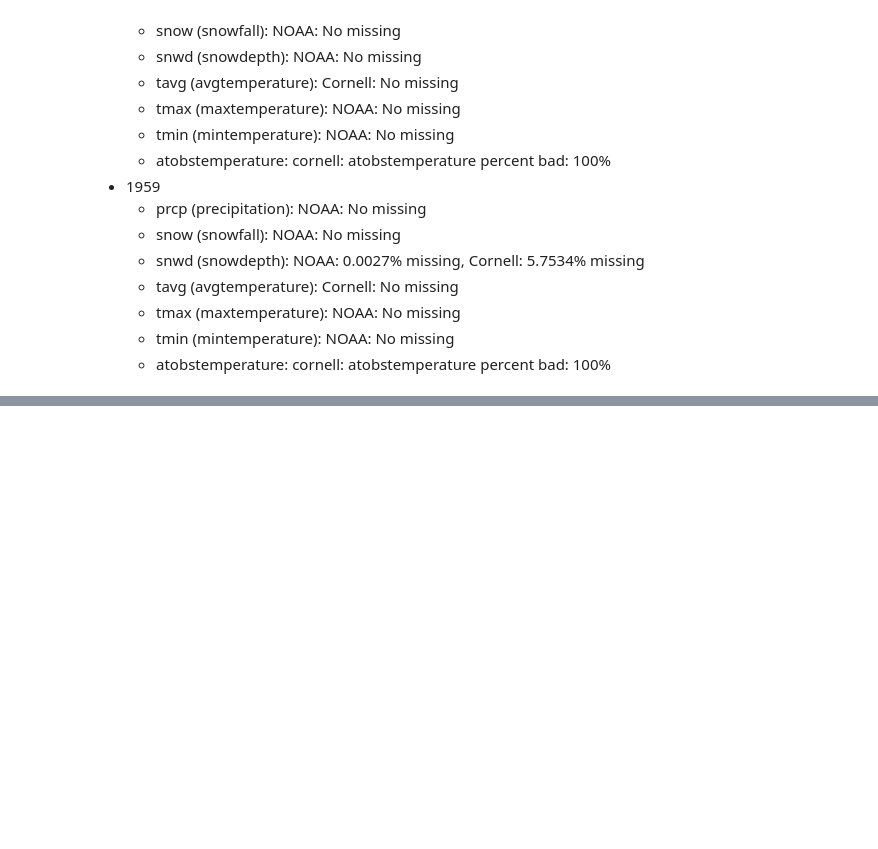
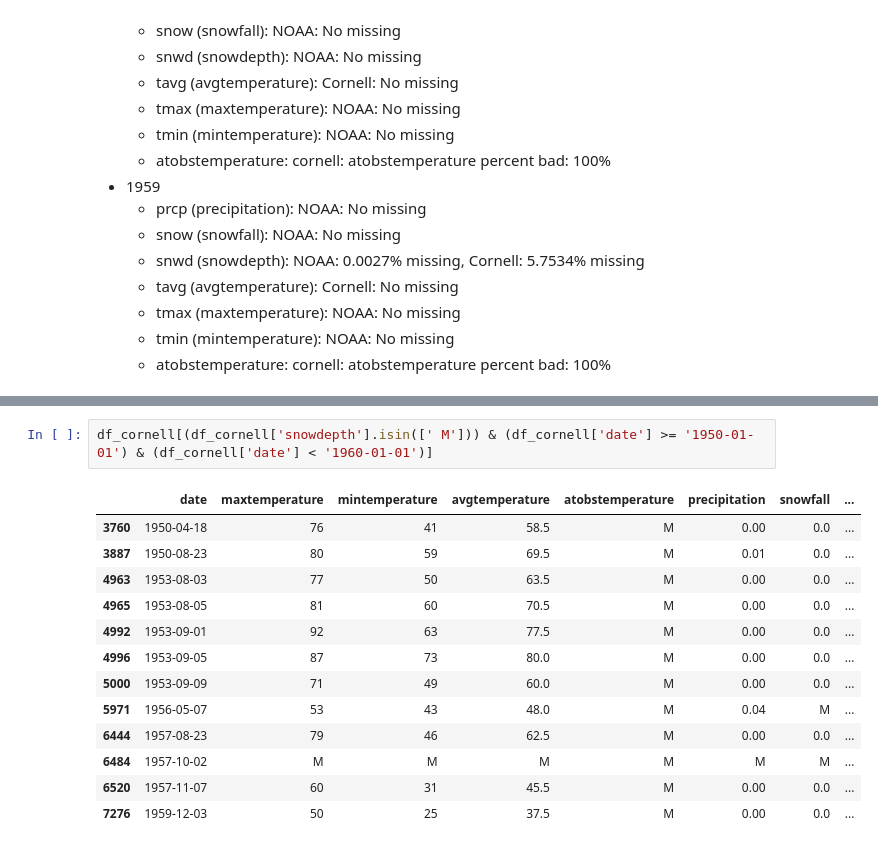
Before and after one commit to mrp10005/Bradley_CT_Weather, a Jupyter notebook: Bradley_Data_Cleansing_1_1_1943_12_31_2023.ipynb, the cells around one changed output, grey strips where cells are left out. Drawn from its saved outputs; the diff is of its cells as text; blank space fills up the shorter version.

```diff
--- a/Bradley_Data_Cleansing_1_1_1943_12_31_2023.ipynb
+++ b/Bradley_Data_Cleansing_1_1_1943_12_31_2023.ipynb
@@ -897,0 +1027,16 @@ df_cornell.shape
+# %%
+df_cornell[(df_cornell['snowdepth'].isin([' M'])) & (df_cornell['date'] >= '1950-01-01') & (df_cornell['date'] < '1960-01-01')]
+# %% [output]
+|  | date | maxtemperature | mintemperature | avgtemperature | atobstemperature | precipitation | snowfall | ... |
+| 3760 | 1950-04-18 | 76 | 41 | 58.5 | M | 0.00 | 0.0 | ... |
+| 3887 | 1950-08-23 | 80 | 59 | 69.5 | M | 0.01 | 0.0 | ... |
+| 4963 | 1953-08-03 | 77 | 50 | 63.5 | M | 0.00 | 0.0 | ... |
+| 4965 | 1953-08-05 | 81 | 60 | 70.5 | M | 0.00 | 0.0 | ... |
+| 4992 | 1953-09-01 | 92 | 63 | 77.5 | M | 0.00 | 0.0 | ... |
+| 4996 | 1953-09-05 | 87 | 73 | 80.0 | M | 0.00 | 0.0 | ... |
+| 5000 | 1953-09-09 | 71 | 49 | 60.0 | M | 0.00 | 0.0 | ... |
+| 5971 | 1956-05-07 | 53 | 43 | 48.0 | M | 0.04 | M | ... |
+| 6444 | 1957-08-23 | 79 | 46 | 62.5 | M | 0.00 | 0.0 | ... |
+| 6484 | 1957-10-02 | M | M | M | M | M | M | ... |
+| 6520 | 1957-11-07 | 60 | 31 | 45.5 | M | 0.00 | 0.0 | ... |
+| 7276 | 1959-12-03 | 50 | 25 | 37.5 | M | 0.00 | 0.0 | ... |
```
Also changed, not shown: parts of 34 cells of this notebook.
